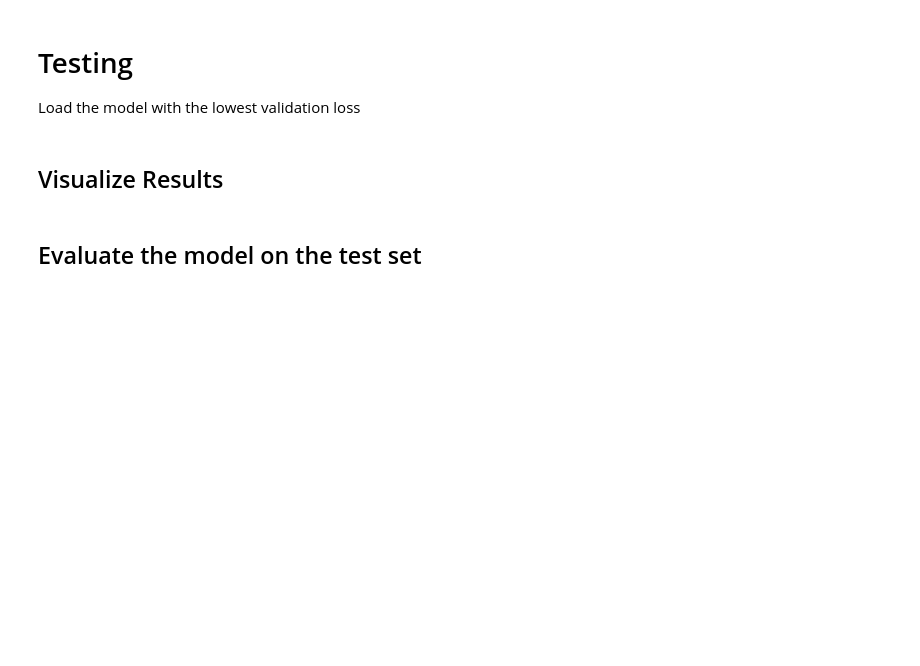
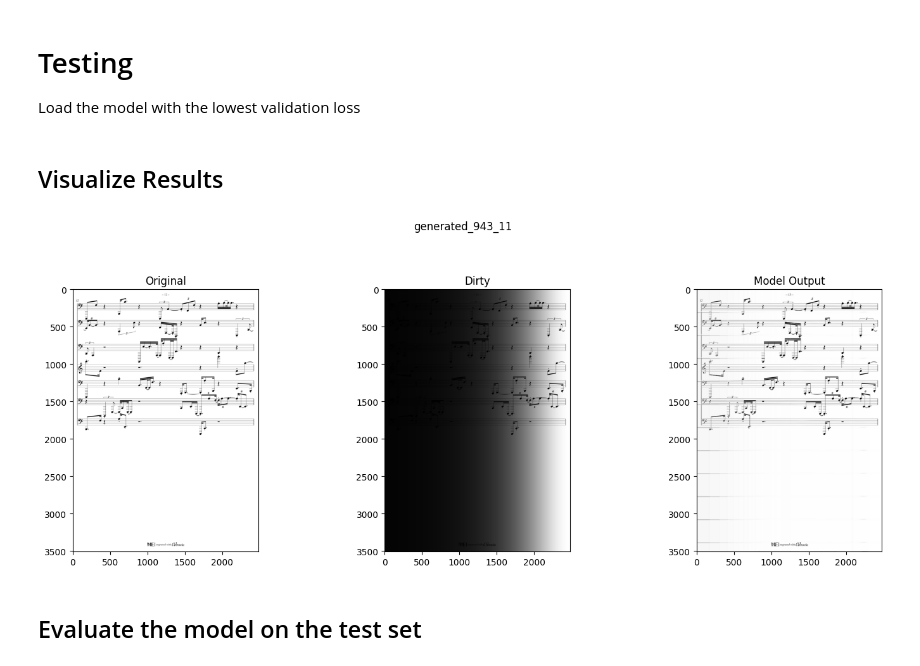
Before and after one commit to HackerBschor/df-music-scores-restoration, a Jupyter notebook: dl/training_baseline.ipynb, the cells around one changed output. Drawn from its saved outputs; the diff is of its cells as text; code cells hidden in the pictures; blank space fills up the shorter version.

```diff
--- a/dl/training_baseline.ipynb
+++ b/dl/training_baseline.ipynb
@@ -247,8 +248,10 @@ for epoch in range(num_epochs):
 
         # Load the images from the file names and transform them into tensors using the previously created transformers
         try:
-            images_clean = torch.tensor(np.array([image_row for image_row, _ in (preprocess(path_clean, ip, (440, 310)) for ip in filenames_clean)]).reshape(-1, 1, 440, 310))
-            images_dirty = torch.tensor(np.array([image_row for image_row, _ in (preprocess(path_dirty, ib, (440, 310)) for ib in filenames_dirty)]).reshape(-1, 1, 440, 310))
+            images_clean = [preprocess(path_clean, ip, (416, 308)) for ip in filenames_clean]
+            images_clean = torch.stack([flatten_tensor_list(t) for t, _ in images_clean]).squeeze(0)
+            images_dirty = [preprocess(path_dirty, ib, (416, 308)) for ib in filenames_dirty]
+            images_dirty = torch.stack([flatten_tensor_list(t) for t, _ in images_dirty]).squeeze(0)
         except Exception as e:
             print(f"Problem with {filenames_clean}, {filenames_dirty}: {str(e)}\n\n")
             continue
@@ -258,13 +261,11 @@ for epoch in range(num_epochs):
 
         optimizer.zero_grad()
 
-        for imag_dirty, imag_clean in zip(images_dirty, images_clean):
-            print("test")
-            outputs = model(images_dirty)
+        outputs = model(images_dirty)
 
-            loss = criterion(outputs, images_clean)
-            loss.backward()
-            optimizer.step()
+        loss = criterion(outputs, images_clean)
+        loss.backward()
+        optimizer.step()
 
         training_loss += loss.item()
 
@@ -279,8 +280,10 @@ for epoch in range(num_epochs):
             print(f"\rValid {round(i/len(valid_loader), 4) : 4f}", end="")
 
             try:
-                images_clean = torch.tensor(np.array([image_row for image_row, _ in (preprocess(path_clean, ip, (440, 310)) for ip in filenames_clean)]).reshape(-1, 1, 440, 310))
-                images_dirty = torch.tensor(np.array([image_row for image_row, _ in (preprocess(path_dirty, ib, (440, 310)) for ib in filenames_dirty)]).reshape(-1, 1, 440, 310))
+                images_clean = [preprocess(path_clean, ip, (416, 308)) for ip in filenames_clean]
+                images_clean = torch.stack([flatten_tensor_list(t) for t, _ in images_clean]).squeeze(0)
+                images_dirty = [preprocess(path_dirty, ib, (416, 308)) for ib in filenames_dirty]
+                images_dirty = torch.stack([flatten_tensor_list(t) for t, _ in images_dirty]).squeeze(0)
             except Exception as e:
                 print(f"Problem with {filenames_clean}, {filenames_dirty}: {str(e)}\n\n")
                 continue
@@ -319,7 +339,7 @@ plt.show()
 
 Load the model with the lowest validation loss
 # %%
-model = ConvAutoencoderDenoiser(target_size)
+model = ConvAutoencoderDenoiser()
 model.load_state_dict(torch.load("save/baseline/model_10.pt"))
 
 if torch.cuda.is_available():
@@ -328,31 +348,40 @@ if torch.cuda.is_available():
 ## Visualize Results
 # %%
 test_filenames = test_dataset[random.randint(0, len(test_dataset) - 1)]
-test_images_dirty = preprocess(path_dirty, test_filenames[1], transform_dirty).unsqueeze(0)
+test_image_dirty = preprocess(path_dirty, test_filenames[1], (416, 308))
+
+test_tensor_dirty = flatten_tensor_list(test_image_dirty[0])
 
 if torch.cuda.is_available():
-    test_images_dirty = test_images_dirty.cuda()
+    test_tensor_dirty = test_tensor_dirty.cuda()
 
-prediction = model(test_images_dirty)
+prediction = model(test_tensor_dirty)
 
-if torch.cuda.is_available():
-    prediction = prediction.cpu()
+prediction_reshape = []
+for i in range(len(test_image_dirty[0])):
+    row = []
+    for j in range(len(test_image_dirty[0][0])):
+        row.append(prediction[i * len(test_image_dirty[0][0]) + j])
+    prediction_reshape.append(row)
 
-prediction_image = undo_preprocessing(prediction)
+prediction_image = restore_image(prediction_reshape, test_image_dirty[1])
+
 prediction_image.save(f"{image_path}{save_prefix}output.png")
 
 fig, (ax1, ax2, ax3) = plt.subplots(1,3, figsize=(18,6))
 ax1.imshow(Image.open(f"{path_clean}/{test_filenames[0]}"))
 ax1.set_title("Original")
 ax2.imshow(Image.open(f"{path_dirty}/{test_filenames[1]}"))
 ax2.set_title("Dirty")
 ax3.imshow(prediction_image)
 ax3.set_title("Model Output")
 
 fig.suptitle(test_filenames[0].replace(".png", ""))
 fig.subplots_adjust(top=0.80)
 plt.savefig(f"{image_path}{save_prefix}output_comparison.png")
 plt.show()
+# %% [output]
+[figure, added]
 # %% [markdown]
 ## Evaluate the model on the test set
 # %%
```
Also changed, not shown: parts of 12 cells of this notebook, 13 other files.
